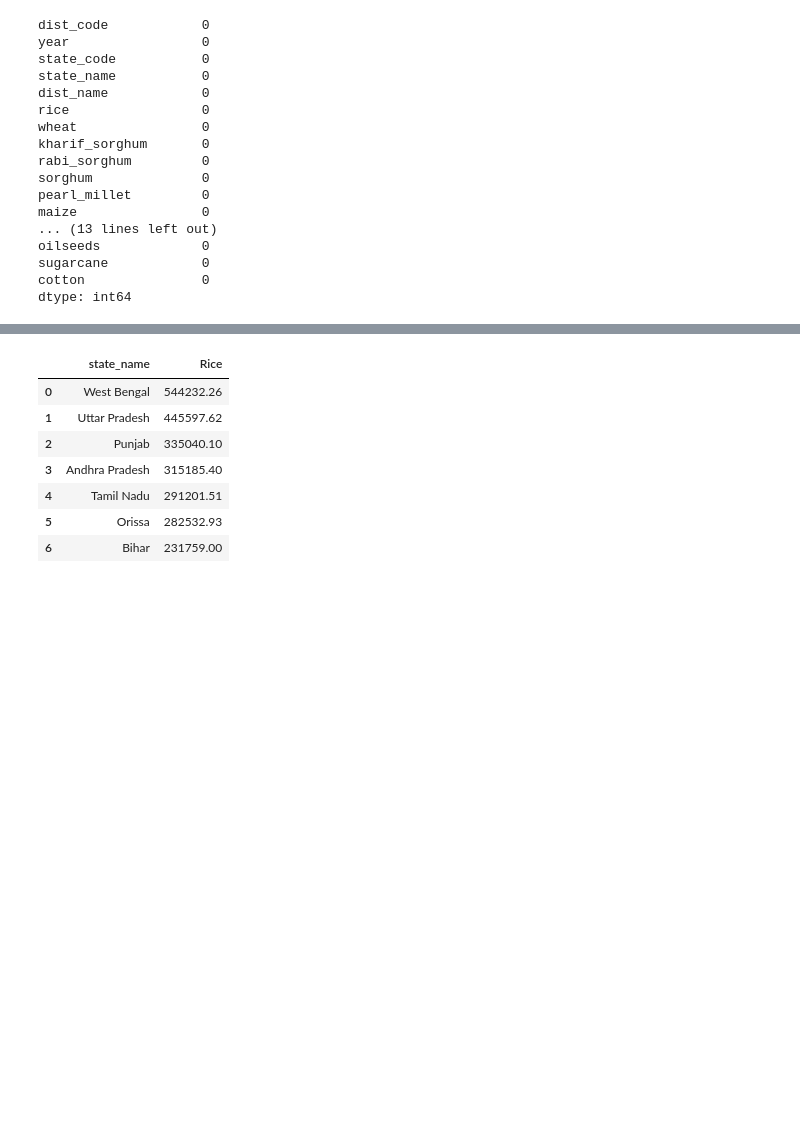
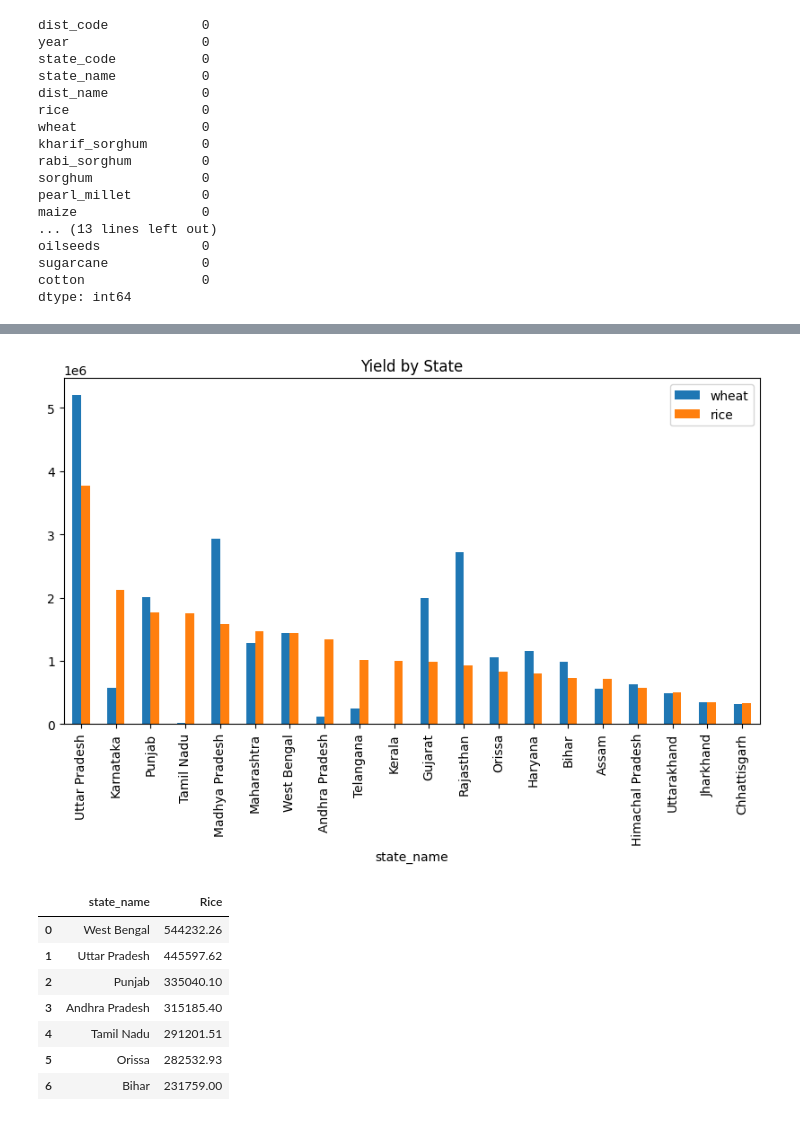
Before and after one commit to krisv8/AgriData-Explorer, a Jupyter notebook: Project_Agri.ipynb, the cells around one changed output, grey strips where cells are left out. Drawn from its saved outputs; the diff is of its cells as text; code cells hidden in the pictures; blank space fills up the shorter version.

```diff
--- a/Project_Agri.ipynb
+++ b/Project_Agri.ipynb
@@ -274,3 +352,13 @@ Yield_tb.to_csv("Yield.csv", index=0)
+# %%
+#Show summary of Yield for Wheat and Rice by state
+Yield_tb_wheat = Yield_tb.groupby('state_name').sum().filter(like='wheat', axis=1).sort_values(by='wheat', ascending=False)
+Yield_tb_rice = Yield_tb.groupby('state_name').sum().filter(like='rice', axis=1).sort_values(by='rice', ascending=False)
+Sum_Yld_tb = Yield_tb_wheat.join(Yield_tb_rice, lsuffix='_wheat', rsuffix='_rice').sort_values(by='rice', ascending=False)
+Sum_Yld_tb
+Sum_Yld_tb.plot(kind='bar', figsize=(10, 5), title='Yield by State')
+plt.show()
+# %% [output]
+[figure, added]
 # %%
 mydb = mysql.connector.connect(
      host = "gateway01.eu-central-1.prod.aws.tidbcloud.com",
```
Also changed, not shown: parts of 13 cells of this notebook, 2 other files.
